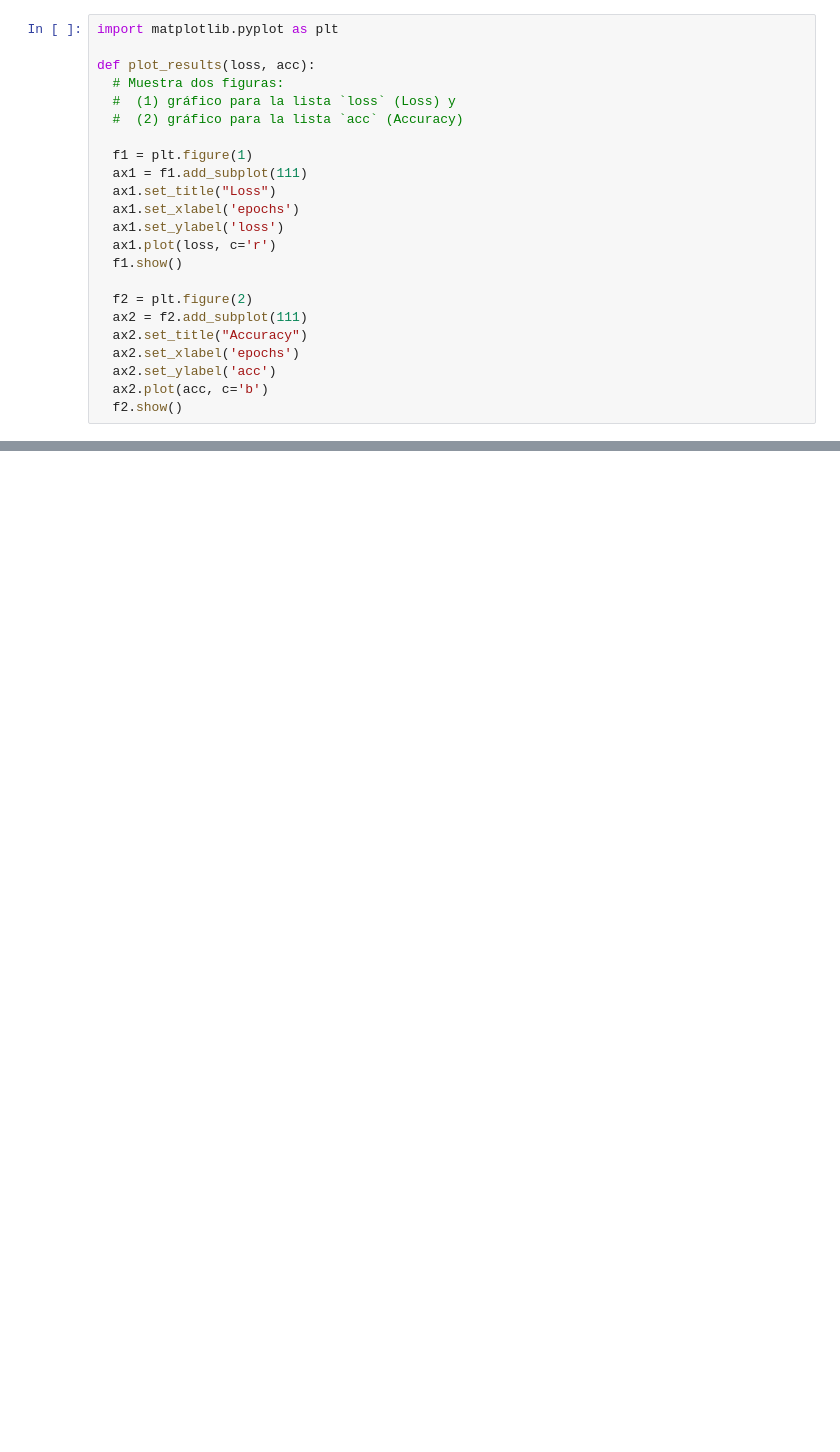
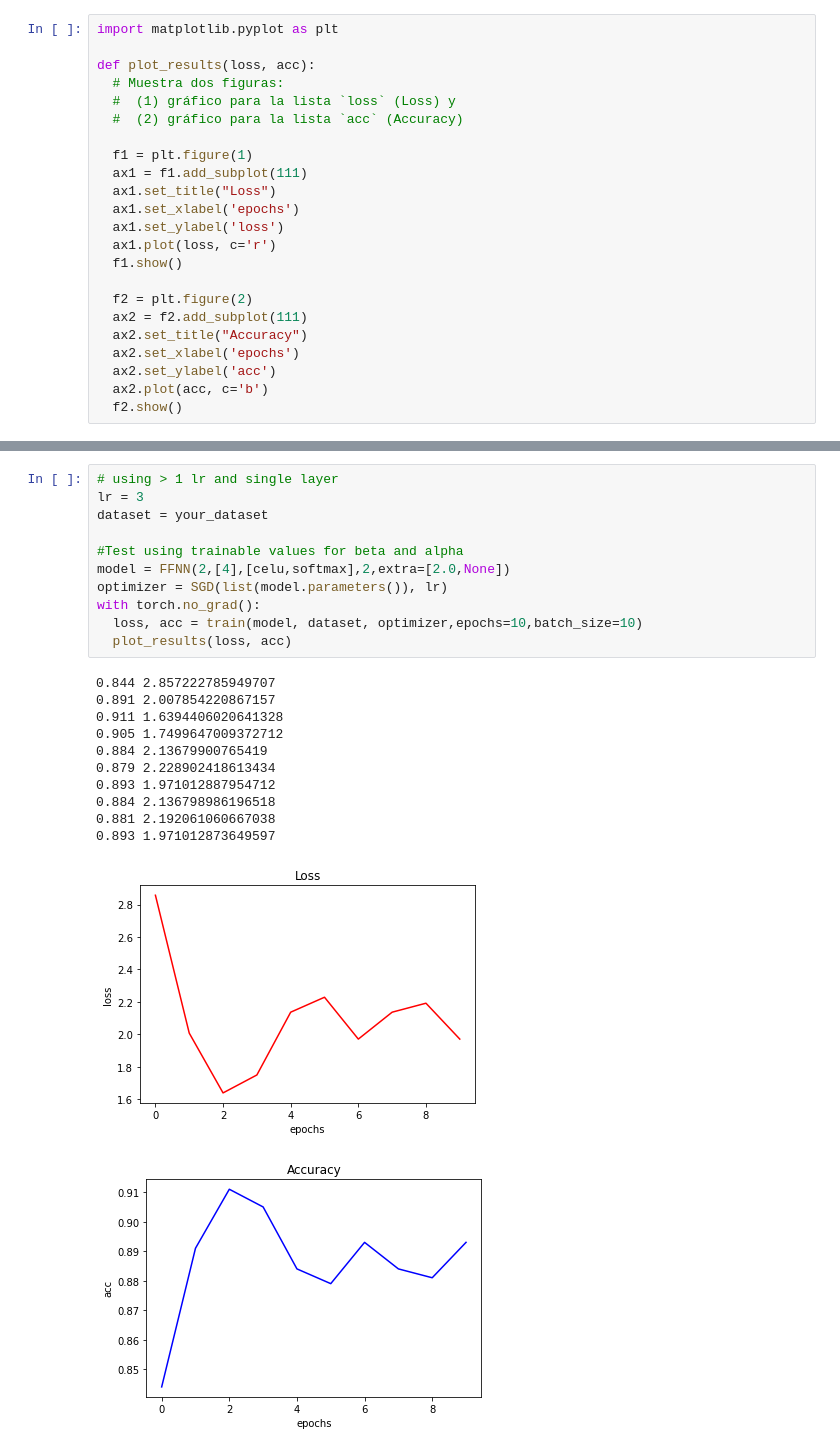
Before and after one commit to humbertordrgs/DL_T_2, a Jupyter notebook: answers.ipynb, the cells around one changed output, grey strips where cells are left out. Drawn from its saved outputs; the diff is of its cells as text; blank space fills up the shorter version.

```diff
--- a/answers.ipynb
+++ b/answers.ipynb
@@ -325,0 +1048,24 @@ def plot_results(loss, acc):
+# %%
+# using > 1 lr and single layer
+lr = 3
+dataset = your_dataset
+
+#Test using trainable values for beta and alpha
+model = FFNN(2,[4],[celu,softmax],2,extra=[2.0,None])
+optimizer = SGD(list(model.parameters()), lr)
+with torch.no_grad():
+  loss, acc = train(model, dataset, optimizer,epochs=10,batch_size=10)
+  plot_results(loss, acc)
+# %% [output]
+0.844 2.857222785949707
+0.891 2.007854220867157
+0.911 1.6394406020641328
+0.905 1.7499647009372712
+0.884 2.13679900765419
+0.879 2.228902418613434
+0.893 1.971012887954712
+0.884 2.136798986196518
+0.881 2.192061060667038
+0.893 1.971012873649597
+[figure, added]
+[figure, added]
```
Also changed, not shown: parts of 79 cells of this notebook.
